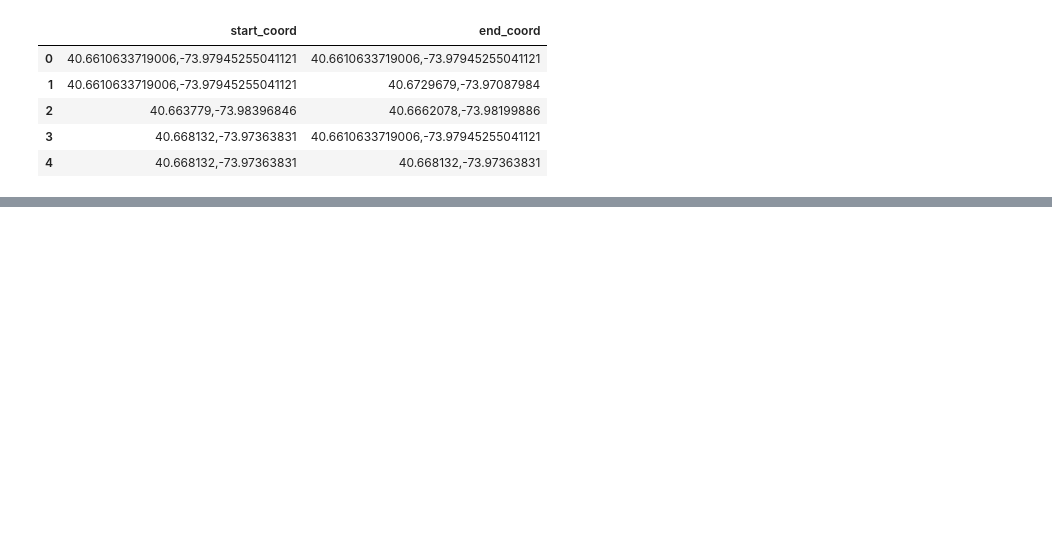
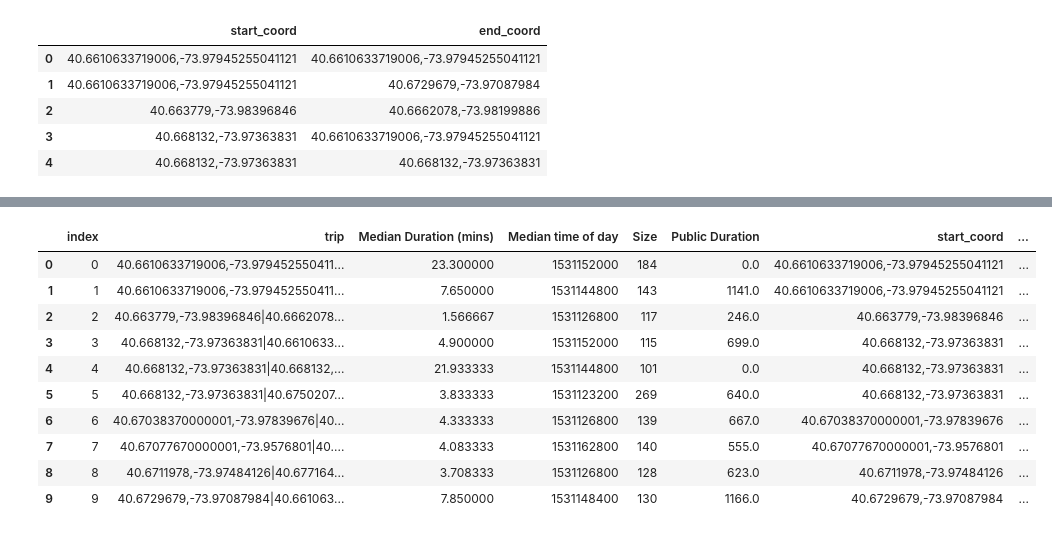
Before and after one commit to emrclik/project-three, a Jupyter notebook: Public transportation duration.ipynb, the cells around one changed output, grey strips where cells are left out. Drawn from its saved outputs; the diff is of its cells as text; code cells hidden in the pictures; blank space fills up the shorter version.

```diff
--- a/Public transportation duration.ipynb
+++ b/Public transportation duration.ipynb
@@ -54,0 +54,39 @@ https://maps.googleapis.com/maps/api/directions/json?origin=Disneyland&destinati
+# %%
+# parameters for the API call
+params = {
+    "mode": "transit",
+    "key": gkey
+}
+
+count = 0
+
+# Use the start and end coordinates to get the directions
+####### CHANGE THE DATAFRAME FROM TEST ############
+for index, row in bike_trip_data.iterrows():
+
+    origin = row["start_coord"]
+    destination = row["end_coord"]
+    departure_time = row["Median time of day"]
+
+    # change location each iteration while leaving original params in place
+    params["origin"] = f"{origin}"
+    params["destination"] = f"{destination}"
+    params["departure_time"] = f"{departure_time}"
+
+    base_url = "https://maps.googleapis.com/maps/api/directions/json"
+
+    # make request and print url
+    directions = requests.get(base_url, params=params)
+    print(directions.url)
+
+    count += 1
+    print(count)
+
+    # convert to json
+    directions = directions.json()
+
+    try:
+        bike_trip_data.set_value(index, "Public Duration",
+                            directions["routes"][0]["legs"][0]["duration"]["value"])
+    except (KeyError, IndexError):
+        print("Missing field/result... skipping.")
@@ -54,0 +111,14 @@ https://maps.googleapis.com/maps/api/directions/json?origin=Disneyland&destinati
+# %%
+bike_trip_data.head(10)
+# %% [output]
+|  | index | trip | Median Duration (mins) | Median time of day | Size | Public Duration | start_coord | ... |
+| 0 | 0 | 40.6610633719006,-73.979452550411... | 23.300000 | 1531152000 | 184 | 0.0 | 40.6610633719006,-73.97945255041121 | ... |
+| 1 | 1 | 40.6610633719006,-73.979452550411... | 7.650000 | 1531144800 | 143 | 1141.0 | 40.6610633719006,-73.97945255041121 | ... |
+| 2 | 2 | 40.663779,-73.98396846|40.6662078... | 1.566667 | 1531126800 | 117 | 246.0 | 40.663779,-73.98396846 | ... |
+| 3 | 3 | 40.668132,-73.97363831|40.6610633... | 4.900000 | 1531152000 | 115 | 699.0 | 40.668132,-73.97363831 | ... |
+| 4 | 4 | 40.668132,-73.97363831|40.668132,... | 21.933333 | 1531144800 | 101 | 0.0 | 40.668132,-73.97363831 | ... |
+| 5 | 5 | 40.668132,-73.97363831|40.6750207... | 3.833333 | 1531123200 | 269 | 640.0 | 40.668132,-73.97363831 | ... |
+| 6 | 6 | 40.67038370000001,-73.97839676|40... | 4.333333 | 1531126800 | 139 | 667.0 | 40.67038370000001,-73.97839676 | ... |
+| 7 | 7 | 40.67077670000001,-73.9576801|40.... | 4.083333 | 1531162800 | 140 | 555.0 | 40.67077670000001,-73.9576801 | ... |
+| 8 | 8 | 40.6711978,-73.97484126|40.677164... | 3.708333 | 1531126800 | 128 | 623.0 | 40.6711978,-73.97484126 | ... |
+| 9 | 9 | 40.6729679,-73.97087984|40.661063... | 7.850000 | 1531148400 | 130 | 1166.0 | 40.6729679,-73.97087984 | ... |
```
Also changed, not shown: parts of 13 cells of this notebook, 7 other files.
